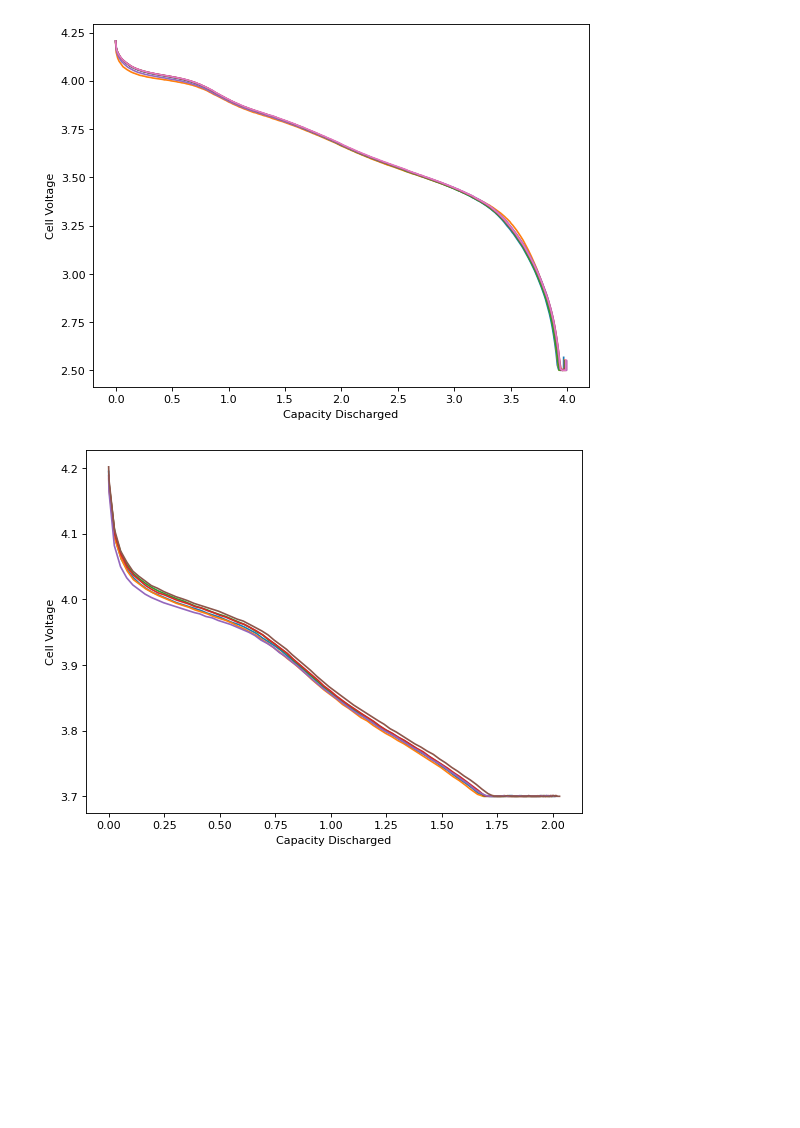
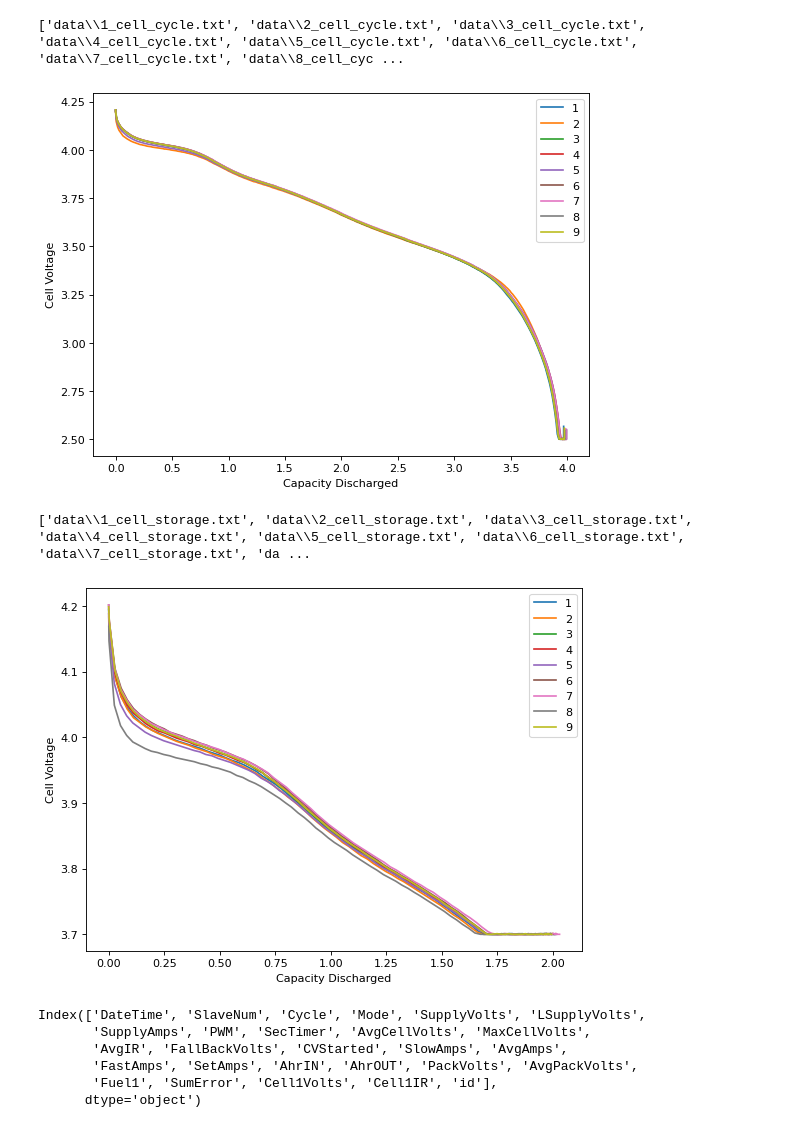
Before and after one commit to Team-Peryton/21700-Li-ion-Cell-Testing, a Jupyter notebook: cell_process.ipynb, the cells around one changed output. Cells and saved outputs as stored; diff of their text form; code cells hidden in the pictures; blank space fills up the shorter version.

Commit message:
name correction and more plots

```diff
--- a/cell_process.ipynb
+++ b/cell_process.ipynb
@@ -7,6 +7,7 @@ from matplotlib.pyplot import figure
 def read_dataset(pattern_match:str):
     files = glob.glob(pattern_match)
     data = []
+    print(files)
     for file in files:
         name = file.split("_")[0].split("\\")[-1]
         instance = pd.read_csv(file, sep="\t")
@@ -20,24 +21,38 @@ def read_dataset(pattern_match:str):
             'BP9PWM', 'BP10PWM', 'BP11PWM', 'BP12PWM', 'BP13PWM', 'BP14PWM',
             'BP15PWM', 'BP16PWM', 'Debug1', 'Debug2', 'Debug3', 'Unnamed: 75'], axis=1)
         instance["id"] = name
-        instance = instance[instance['Mode'] > 6] # remove intial charge
-        plt.plot(instance["AhrOUT"], instance["Cell1Volts"])
+        #instance = instance[instance['Mode'] > 6] # remove intial charge
+        discharge = instance[instance['Mode'] > 6]
+        plt.plot(discharge["AhrOUT"], discharge["Cell1Volts"], )
         data.append(instance)
     return pd.concat(data)
 # %%
 figure(figsize=(8, 6), dpi=80)
 cycle = read_dataset("data/*_cell_cycle.txt")
 plt.xlabel("Capacity Discharged")
 plt.ylabel("Cell Voltage")
+plt.legend(range(1,11),loc="upper right")
 plt.show()
 figure(figsize=(8, 6), dpi=80)
 storage = read_dataset("data/*_cell_storage.txt")
 plt.xlabel("Capacity Discharged")
 plt.ylabel("Cell Voltage")
+plt.legend(range(1,11),loc="upper right")
 plt.show()
 # %% [output]
+['data\\1_cell_cycle.txt', 'data\\2_cell_cycle.txt', 'data\\3_cell_cycle.txt', 'data\\4_cell_cycle.txt', 'data\\5_cell_cycle.txt', 'data\\6_cell_cycle.txt', 'data\\7_cell_cycle.txt', 'data\\8_cell_cyc ...
-[figure, old version]
+[figure, new version]
+['data\\1_cell_storage.txt', 'data\\2_cell_storage.txt', 'data\\3_cell_storage.txt', 'data\\4_cell_storage.txt', 'data\\5_cell_storage.txt', 'data\\6_cell_storage.txt', 'data\\7_cell_storage.txt', 'da ...
-[figure, old version]
+[figure, new version]
 # %%
 cycle.to_excel("cycle_data.xlsx")
 storage.to_excel("10A_discharge.xlsx")
+# %%
+cycle.columns
+# %% [output]
+Index(['DateTime', 'SlaveNum', 'Cycle', 'Mode', 'SupplyVolts', 'LSupplyVolts',
+       'SupplyAmps', 'PWM', 'SecTimer', 'AvgCellVolts', 'MaxCellVolts',
+       'AvgIR', 'FallBackVolts', 'CVStarted', 'SlowAmps', 'AvgAmps',
+       'FastAmps', 'SetAmps', 'AhrIN', 'AhrOUT', 'PackVolts', 'AvgPackVolts',
+       'Fuel1', 'SumError', 'Cell1Volts', 'Cell1IR', 'id'],
+      dtype='object')
```
Also changed, not shown: parts of 5 cells of this notebook, 6 other files.
